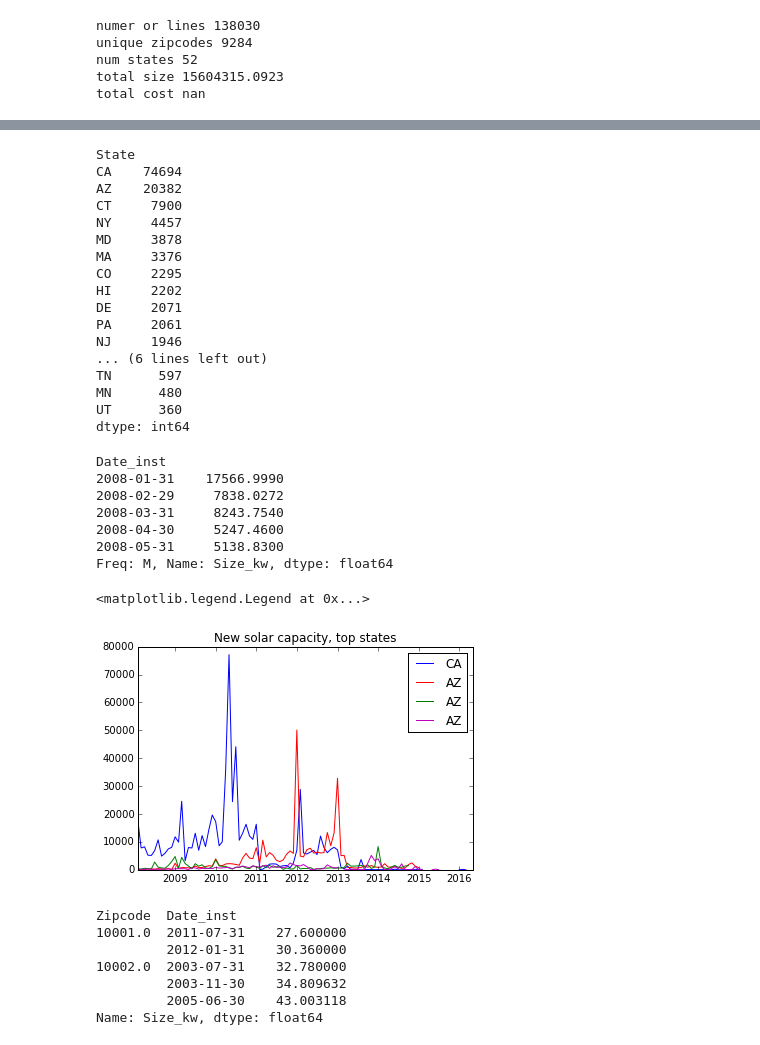
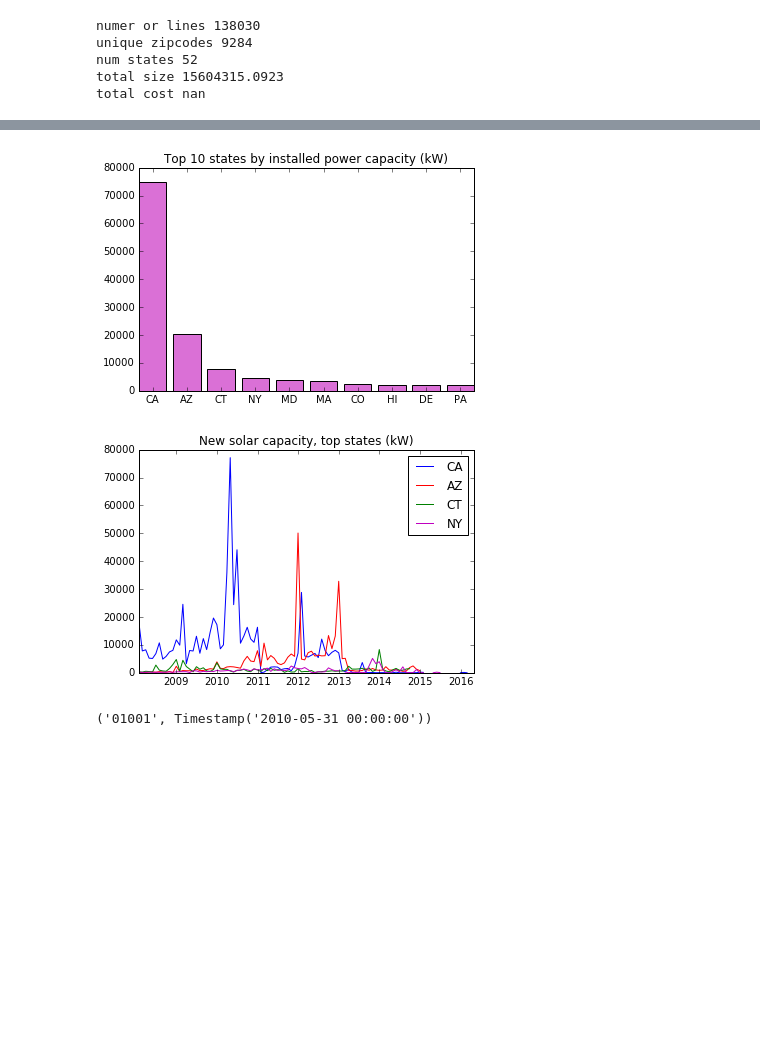
Before and after one commit to ugorbolsky/DI-GLOW, a Jupyter notebook: OpenPV.ipynb, the cells around one changed output, grey strips where cells are left out. Drawn from its saved outputs; the diff is of its cells as text; code cells hidden in the pictures; blank space fills up the shorter version.

```diff
--- a/OpenPV.ipynb
+++ b/OpenPV.ipynb
@@ -12,7 +12,12 @@ import matplotlib.dates as mdates
 openpv=pd.read_csv('./Datasets/openpv.csv',index_col=False)
 openpv=openpv.rename(columns={'Size (kW DC)':'Size_kw'})
 openpv['Zipcode']=openpv['Zipcode'].apply(str)
+openpv['Zipcode_clean']=[('0'+zip1) if len(zip1)==6 else zip1 for zip1 in openpv['Zipcode']]
+openpv.drop('Zipcode', axis=1, inplace=True)
+openpv=openpv.rename(columns={'Zipcode_clean':'Zipcode'})
+openpv['Zipcode']=[zip1[:5] for zip1 in openpv['Zipcode']]
 openpv.loc[519,'State']='IN'
 openpv['Date_inst']=[ datetime.strptime(i, '%m/%d/%Y') for i in openpv['Date Installed']]
 openpv.drop('Date Installed',axis=1, inplace=True)
 openpv.drop('Filters=', axis=1, inplace=True)
+openpv.head()
@@ -54,79 +61,63 @@ plt.legend()
-# %%
-states= openpv.groupby(['State'])
-states_stats=states.size()
-states_stats.sort(ascending=False) #sorts inplace automatically
-states_stats[:20]
-# _values()#(ascending=False)#inplace=True)
-# %% [output]
-State
-CA    74694
-AZ    20382
-CT     7900
-NY     4457
-MD     3878
-MA     3376
-CO     2295
-HI     2202
-DE     2071
-PA     2061
-NJ     1946
-... (6 lines left out)
-TN      597
-MN      480
-UT      360
-dtype: int64
+# %%
+states= openpv.groupby(['State'])
+states_stats=states.size()
+states_stats.sort(ascending=False) #sorts inplace automatically
+states_stats[:10]
+
+fig=plt.figure()
+states_top = states_stats.index[:10]
+frequencies = states_stats.values[:10]
+pos = np.arange(len(states_top))
+width = .8     # gives histogram aspect to the bar diagram
+ax = plt.axes()
+ax.set_xticks(pos + (width / 2))
+ax.set_xticklabels(states_top)
+plt.title('Top 10 states by installed power capacity (kW)')
+plt.bar(pos, frequencies, width, color='orchid')
+plt.show()
+fig.savefig('Top 10 states.png')
+# %% [output]
+[figure, added]
 # %%
+fig=plt.figure()
 CA=states.get_group('CA')
 CA_timeseries=CA.groupby(['Date_inst'])['Size_kw'].sum()
 CA_timeseries=CA_timeseries[CA_timeseries.index.year>2007] #the bulk of the available data
 CA_timeseries=CA_timeseries.groupby(pd.TimeGrouper("M")).sum()
 
 AZ=states.get_group('AZ')
 AZ_timeseries=AZ.groupby(['Date_inst'])['Size_kw'].sum()
 AZ_timeseries=AZ_timeseries[AZ_timeseries.index.year>2007] #the bulk of the available data
 AZ_timeseries=AZ_timeseries.groupby(pd.TimeGrouper("M")).sum()
 
 CT=states.get_group('CT')
 CT_timeseries=CT.groupby(['Date_inst'])['Size_kw'].sum()
 CT_timeseries=CT_timeseries[CT_timeseries.index.year>2007] #the bulk of the available data
 CT_timeseries=CT_timeseries.groupby(pd.TimeGrouper("M")).sum()
 
 NY=states.get_group('NY')
 NY_timeseries=NY.groupby(['Date_inst'])['Size_kw'].sum()
 NY_timeseries=NY_timeseries[NY_timeseries.index.year>2007] #the bulk of the available data
 NY_timeseries=NY_timeseries.groupby(pd.TimeGrouper("M")).sum()
 
 
-plt.title('New solar capacity, top states')
+plt.title('New solar capacity, top states (kW)')
 plt.plot(CA_timeseries.index, CA_timeseries.values, label='CA')
 plt.plot(AZ_timeseries.index, AZ_timeseries.values, 'r-', label='AZ')
-plt.plot(CT_timeseries.index, CT_timeseries.values, 'g-', label='AZ')
-plt.plot(NY_timeseries.index, NY_timeseries.values, 'm-', label='AZ')
+plt.plot(CT_timeseries.index, CT_timeseries.values, 'g-', label='CT')
+plt.plot(NY_timeseries.index, NY_timeseries.values, 'm-', label='NY')
 
 plt.legend()
+fig.savefig('New_solar_by_state.png')
 # %% [output]
-Date_inst
-2008-01-31    17566.9990
-2008-02-29     7838.0272
-2008-03-31     8243.7540
-2008-04-30     5247.4600
-2008-05-31     5138.8300
-Freq: M, Name: Size_kw, dtype: float64
-<matplotlib.legend.Legend at 0x...>
-[figure, old version]
+[figure, new version]
 # %%
 #Creating dataset for the CartDB visualization - cumulative solar over time
 open2000=openpv[openpv['Date_inst']>='2000']
 zips=open2000.groupby(['Zipcode', pd.TimeGrouper(key='Date_inst', freq='M')])['Size_kw'].sum()
 zips =zips.cumsum()
 zips.to_csv('./Datasets/Installed_Solar_byZip002.csv', sep=',')
-print zips[:5]
+print zips.index[0]
 # %% [output]
-Zipcode  Date_inst
-10001.0  2011-07-31    27.600000
-         2012-01-31    30.360000
-10002.0  2003-07-31    32.780000
-         2003-11-30    34.809632
-         2005-06-30    43.003118
-Name: Size_kw, dtype: float64
+('01001', Timestamp('2010-05-31 00:00:00'))
 # %%
```
Also changed, not shown: parts of 6 cells of this notebook, 7 other files.
